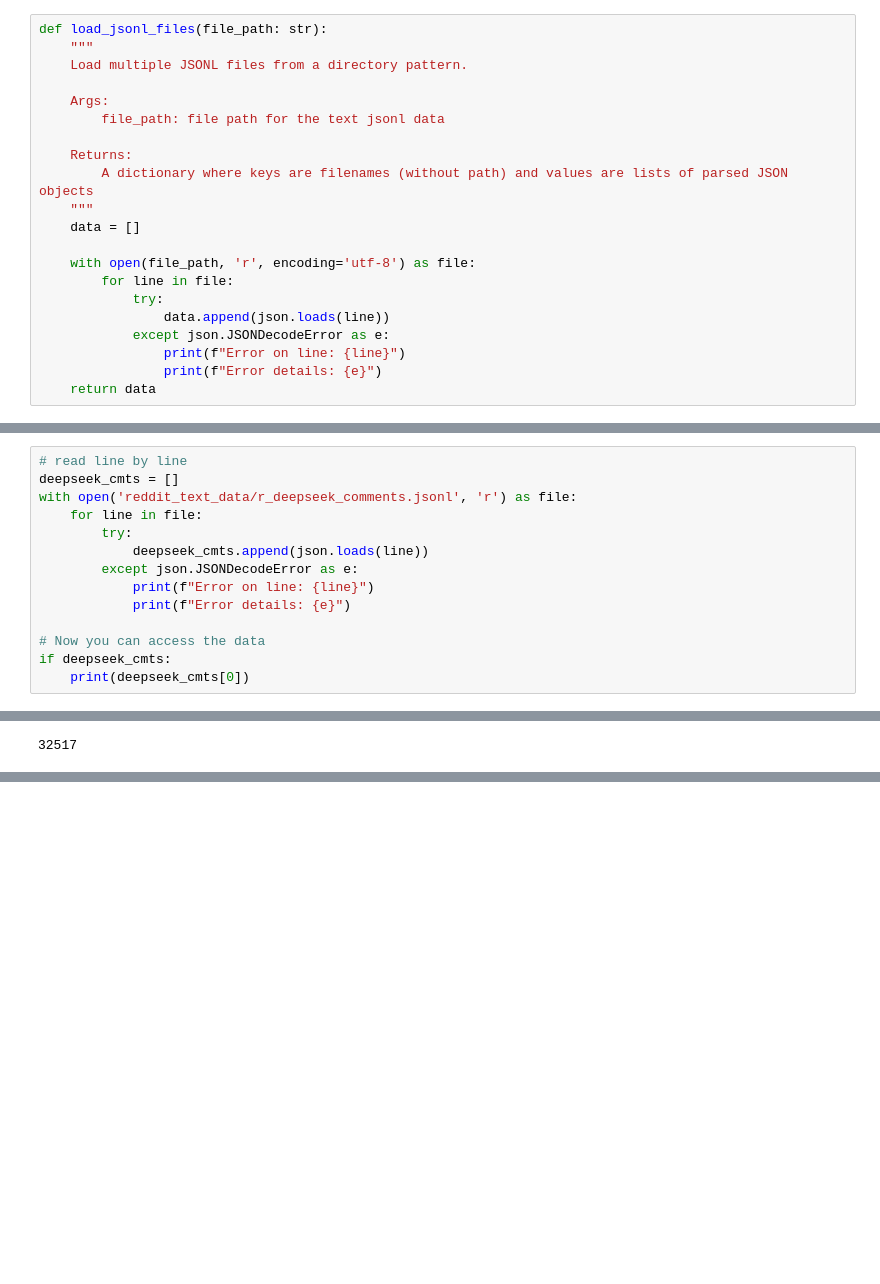
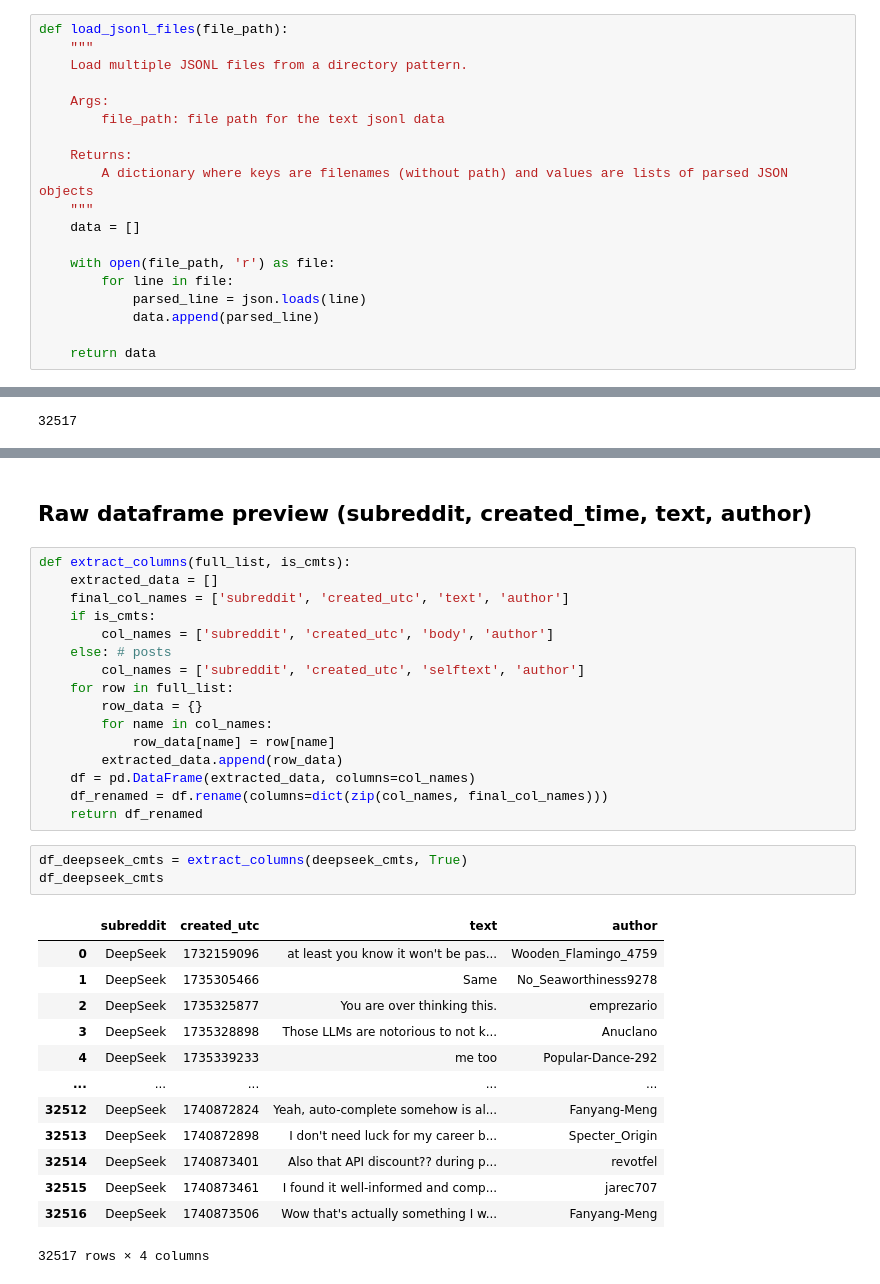
Before and after one commit to xpan4869/western_views_on_LLM_models, a Jupyter notebook: data_preprocessing.ipynb, the cells around one changed output, grey strips where cells are left out. Saved outputs shown, nothing was run; the diff lists cells and outputs as text; blank space fills up the shorter version.

```diff
--- a/data_preprocessing.ipynb
+++ b/data_preprocessing.ipynb
@@ -4,5 +17,5 @@ import json
 # %%
-def load_jsonl_files(file_path: str):
+def load_jsonl_files(file_path):
     """
     Load multiple JSONL files from a directory pattern.
 
@@ -14,12 +27,10 @@ def load_jsonl_files(file_path: str):
     """
     data = []
 
-    with open(file_path, 'r', encoding='utf-8') as file:
+    with open(file_path, 'r') as file:
         for line in file:
-            try:
-                data.append(json.loads(line))
-            except json.JSONDecodeError as e:
-                print(f"Error on line: {line}")
-                print(f"Error details: {e}")
+            parsed_line = json.loads(line)
+            data.append(parsed_line)
+
     return data
 # %%
@@ -43,17 +55,3 @@ deepseek_cmts[1]
  'unrepliable_reason': None,
  'ups': 1,
  'user_reports': []}
-# %%
-# read line by line
-deepseek_cmts = []
-with open('reddit_text_data/r_deepseek_comments.jsonl', 'r') as file:
-    for line in file:
-        try:
-            deepseek_cmts.append(json.loads(line))
-        except json.JSONDecodeError as e:
-            print(f"Error on line: {line}")
-            print(f"Error details: {e}")
-
-# Now you can access the data
-if deepseek_cmts:
-    print(deepseek_cmts[0])
@@ -65,0 +78,35 @@ len(deepseek_cmts)
+# %% [markdown]
+## Raw dataframe preview (subreddit, created_time, text, author)
+# %%
+def extract_columns(full_list, is_cmts):
+    extracted_data = []
+    final_col_names = ['subreddit', 'created_utc', 'text', 'author']
+    if is_cmts:
+        col_names = ['subreddit', 'created_utc', 'body', 'author']
+    else: # posts
+        col_names = ['subreddit', 'created_utc', 'selftext', 'author']
+    for row in full_list:
+        row_data = {}
+        for name in col_names:
+            row_data[name] = row[name]
+        extracted_data.append(row_data)
+    df = pd.DataFrame(extracted_data, columns=col_names)
+    df_renamed = df.rename(columns=dict(zip(col_names, final_col_names)))
+    return df_renamed
+# %%
+df_deepseek_cmts = extract_columns(deepseek_cmts, True)
+df_deepseek_cmts
+# %% [output]
+|  | subreddit | created_utc | text | author |
+| 0 | DeepSeek | 1732159096 | at least you know it won't be pas... | Wooden_Flamingo_4759 |
+| 1 | DeepSeek | 1735305466 | Same | No_Seaworthiness9278 |
+| 2 | DeepSeek | 1735325877 | You are over thinking this. | emprezario |
+| 3 | DeepSeek | 1735328898 | Those LLMs are notorious to not k... | Anuclano |
+| 4 | DeepSeek | 1735339233 | me too | Popular-Dance-292 |
+| ... | ... | ... | ... | ... |
+| 32512 | DeepSeek | 1740872824 | Yeah, auto-complete somehow is al... | Fanyang-Meng |
+| 32513 | DeepSeek | 1740872898 | I don't need luck for my career b... | Specter_Origin |
+| 32514 | DeepSeek | 1740873401 | Also that API discount?? during p... | revotfel |
+| 32515 | DeepSeek | 1740873461 | I found it well-informed and comp... | jarec707 |
+| 32516 | DeepSeek | 1740873506 | Wow that's actually something I w... | Fanyang-Meng |
+32517 rows × 4 columns
```
Also changed, not shown: parts of 31 cells of this notebook, 1 other file.
